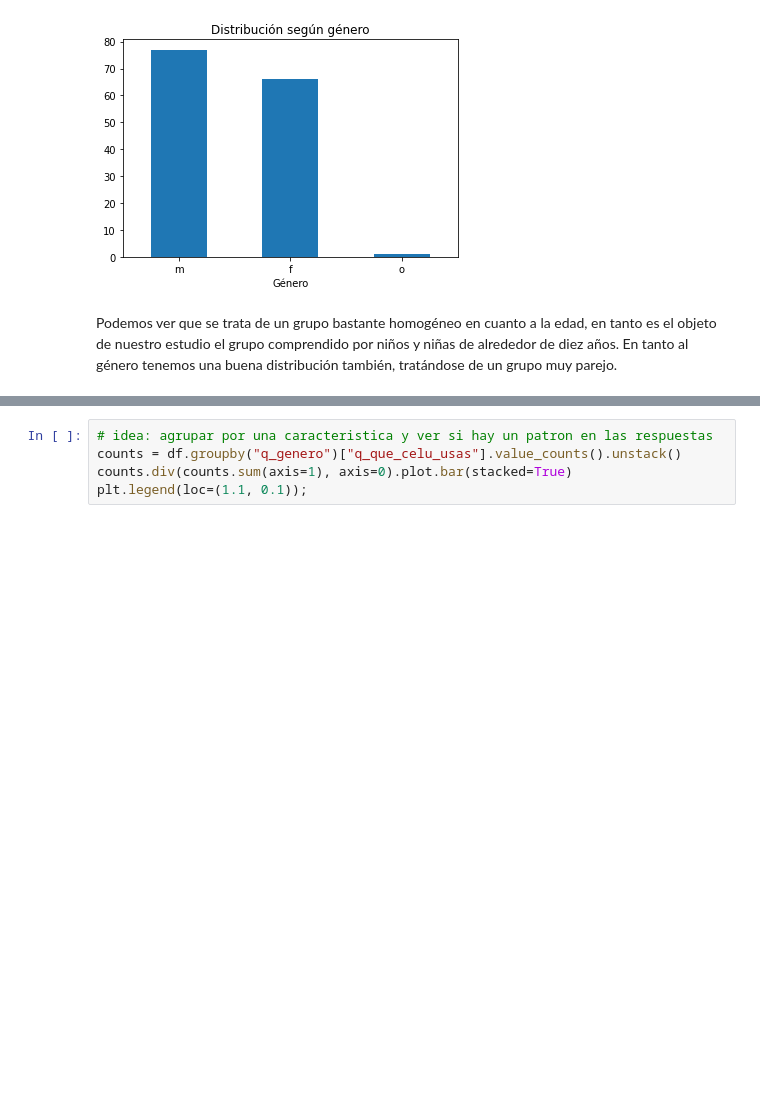
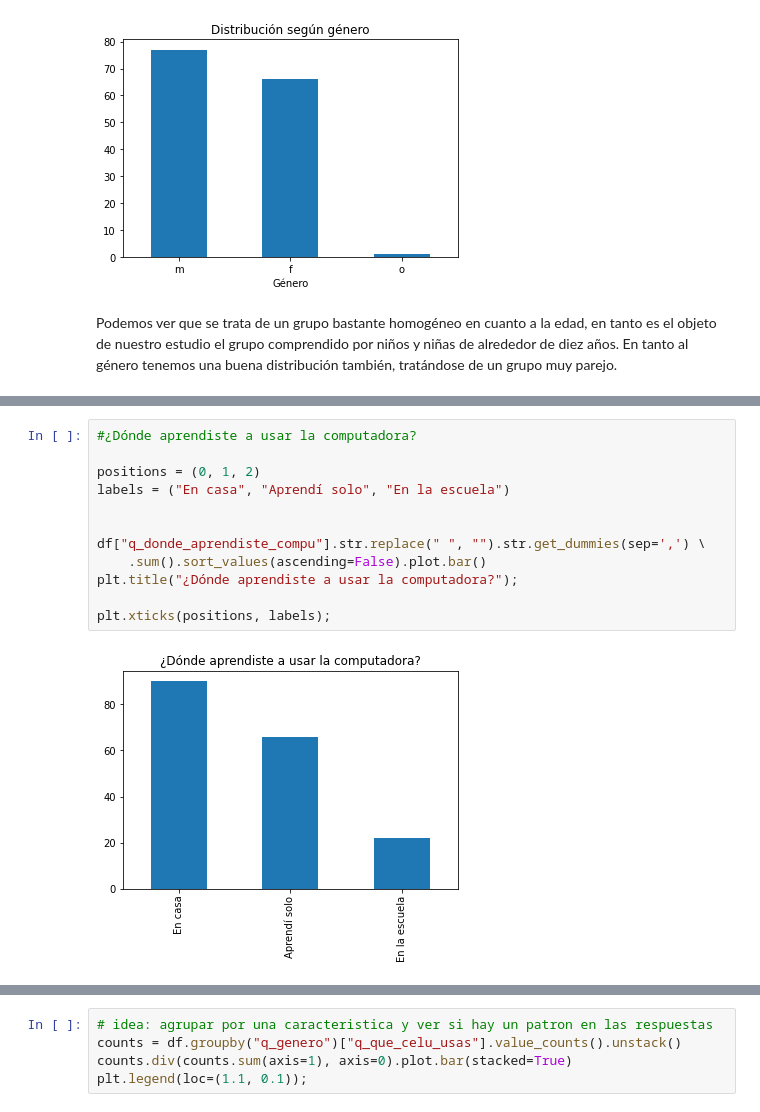
Before and after one commit to luparral/misconceptions, a Jupyter notebook: notebooks/Análisis exploratorio.ipynb, the cells around one changed output, grey strips where cells are left out. Saved outputs shown, nothing was run; the diff lists cells and outputs as text; blank space fills up the shorter version.

```diff
--- a/notebooks/Análisis exploratorio.ipynb
+++ b/notebooks/Análisis exploratorio.ipynb
@@ -94,0 +83,14 @@ Si cabe destacar que la mayor parte de los niños y niñas parecieran contar con
+# %%
+#¿Dónde aprendiste a usar la computadora?
+
+positions = (0, 1, 2)
+labels = ("En casa", "Aprendí solo", "En la escuela")
+
+
+df["q_donde_aprendiste_compu"].str.replace(" ", "").str.get_dummies(sep=',') \
+    .sum().sort_values(ascending=False).plot.bar()
+plt.title("¿Dónde aprendiste a usar la computadora?");
+
+plt.xticks(positions, labels);
+# %% [output]
+[figure, added]
```
Also changed, not shown: parts of 16 cells of this notebook.
